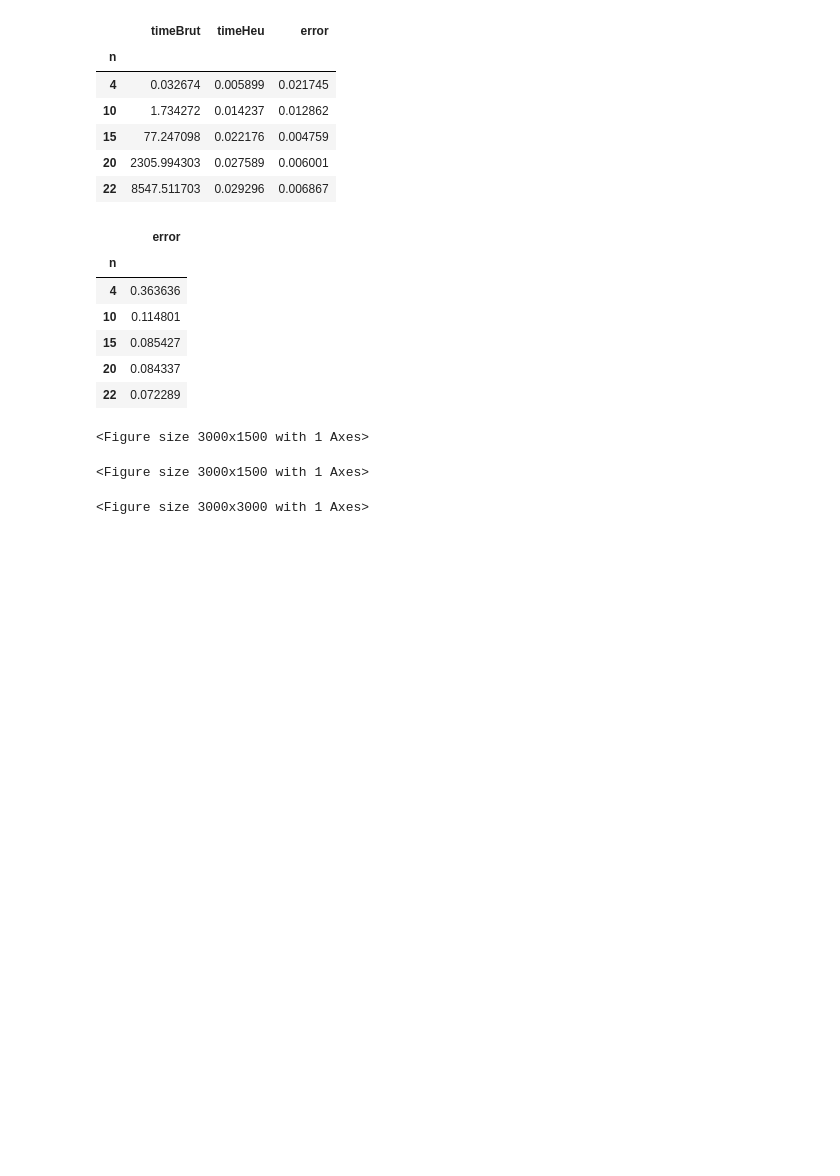
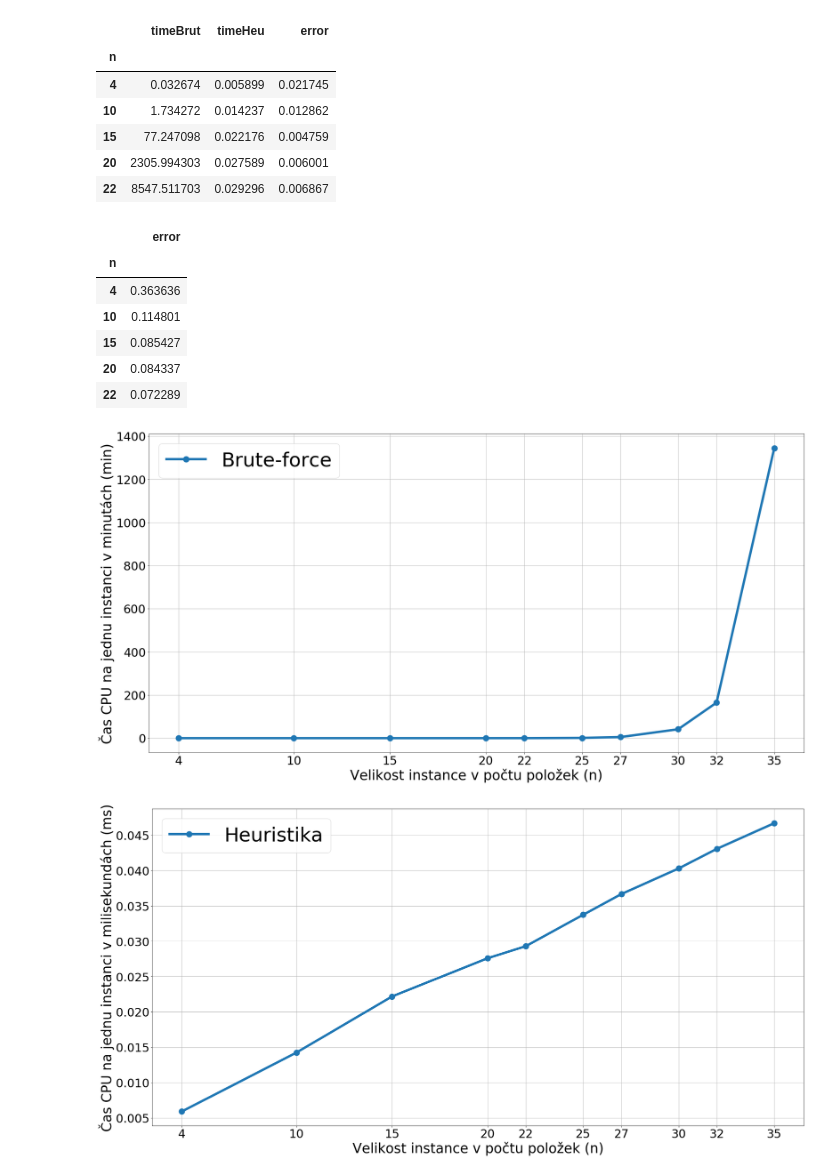
Before and after one commit to martilad/MI-PAA2018, a Jupyter notebook: task1/graphMake.ipynb, the cells around one changed output. Drawn from its saved outputs; the diff is of its cells as text; code cells hidden in the pictures; blank space fills up the shorter version.

```diff
--- a/task1/graphMake.ipynb
+++ b/task1/graphMake.ipynb
@@ -19,7 +19,7 @@ df['timeBrut'] = df['timeBrut']/1000/60
 df['timeHeu'] = df['timeHeu']
 
 fig, ax = plt.subplots(figsize=(30,15))
-ax.plot(df.index, df['timeBrut'] , linewidth=6)
+ax.plot(df.index, df['timeBrut'] ,  marker='o', linewidth=6, markersize=15)
 ax.ticklabel_format(useOffset=False, style='plain')
 ax.set_xticks(df.index)
 ax.legend(['Brute-force'], fontsize = 50)
@@ -34,7 +34,7 @@ fig.savefig("1.pdf", bbox_inches='tight')
 
 
 fig, ax = plt.subplots(figsize=(30,15))
-ax.plot(df.index, df['timeHeu'] , linewidth=6)
+ax.plot(df.index, df['timeHeu'],  marker='o', linewidth=6, markersize=15)
 ax.ticklabel_format(useOffset=False, style='plain')
 ax.set_xticks(df.index)
 ax.legend(['Heuristika'], fontsize = 50)
@@ -49,34 +49,33 @@ fig.savefig("2.pdf", bbox_inches='tight')
 
 
 fig, ax = plt.subplots(figsize=(30,30))
-ax.plot(df.index, df['error'] , df1['error'], linewidth=6)
+ax.plot(df.index, df['error'] , df1['error'],  marker='o', linewidth=6, markersize=15)
 ax.ticklabel_format(useOffset=False, style='plain')
 ax.set_xticks(df.index)
 ax.legend(['Průměrná chyba', 'Máximální chyba'], fontsize = 50)
 plt.xticks(fontsize=30)
 plt.yticks(fontsize=30)
 #plt.title("Řešení pomocí heuristiky. Velikost relativní chyby.", size = 50)
 plt.xlabel("Velikost instance v počtu položek (n)", size = 35)
 plt.ylabel("Relativní chyba v řešení pomocí heuristiky", size = 35)
 plt.grid()
 plt.show()
 
 fig.savefig("3.pdf", bbox_inches='tight')
 # %% [output]
 |  | timeBrut | timeHeu | error |
 | n |  |  |  |
 | 4 | 0.032674 | 0.005899 | 0.021745 |
 | 10 | 1.734272 | 0.014237 | 0.012862 |
 | 15 | 77.247098 | 0.022176 | 0.004759 |
 | 20 | 2305.994303 | 0.027589 | 0.006001 |
 | 22 | 8547.511703 | 0.029296 | 0.006867 |
 |  | error |
 | n |  |
 | 4 | 0.363636 |
 | 10 | 0.114801 |
 | 15 | 0.085427 |
 | 20 | 0.084337 |
 | 22 | 0.072289 |
-<Figure size 3000x1500 with 1 Axes>
-<Figure size 3000x1500 with 1 Axes>
-<Figure size 3000x3000 with 1 Axes>
+[figure, added]
+[figure, added]
```
Also changed, not shown: parts of 1 cell of this notebook, 8 other files.
